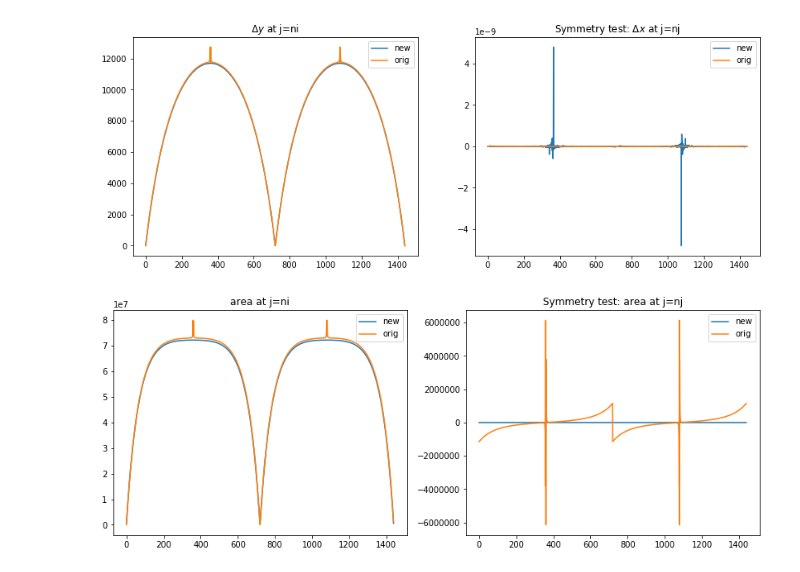
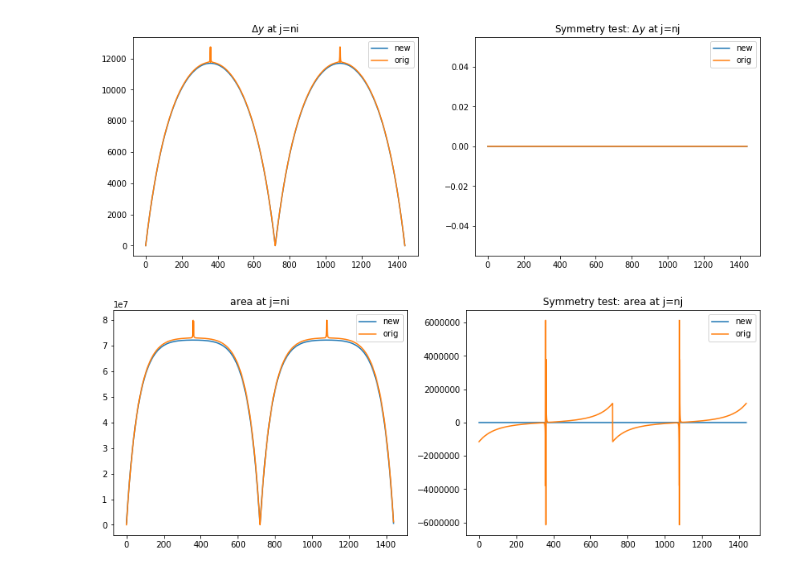
Before and after one commit to nikizadehgfdl/grid_generation, a Jupyter notebook: Checks for 0.5-degree grid.ipynb, the cells around one changed output. Drawn from its saved outputs; the diff is of its cells as text; code cells hidden in the pictures.

Commit message:
Added figures after sym fix

```diff
--- a/Checks for 0.5-degree grid.ipynb
+++ b/Checks for 0.5-degree grid.ipynb
@@ -51,19 +83,19 @@ plt.legend();
 # %%
 # DX top edge
 plt.figure(figsize=(14,5));
 plt.subplot(121)
 plt.plot( New05['dy'][-1,:], label='new' );
 plt.plot( Orig05['dy'][-1,:], label='orig' );
 plt.title('$\Delta y$ at j=ni');
 plt.legend();
 # DX symmetry
 plt.subplot(122)
 plt.plot( New05['dy'][-1,:] - New05['dy'][-1,::-1], label='new' );
 plt.plot( Orig05['dy'][-1,:] - Orig05['dy'][-1,::-1], label='orig' );
-plt.title('Symmetry test: $\Delta x$ at j=nj');
+plt.title('Symmetry test: $\Delta y$ at j=nj');
 plt.legend();
 # %% [output]
-[figure, old version]
+[figure, new version]
 # %%
 # AREA top edge
 plt.figure(figsize=(14,5));
```
Also changed, not shown: parts of 10 cells of this notebook.
